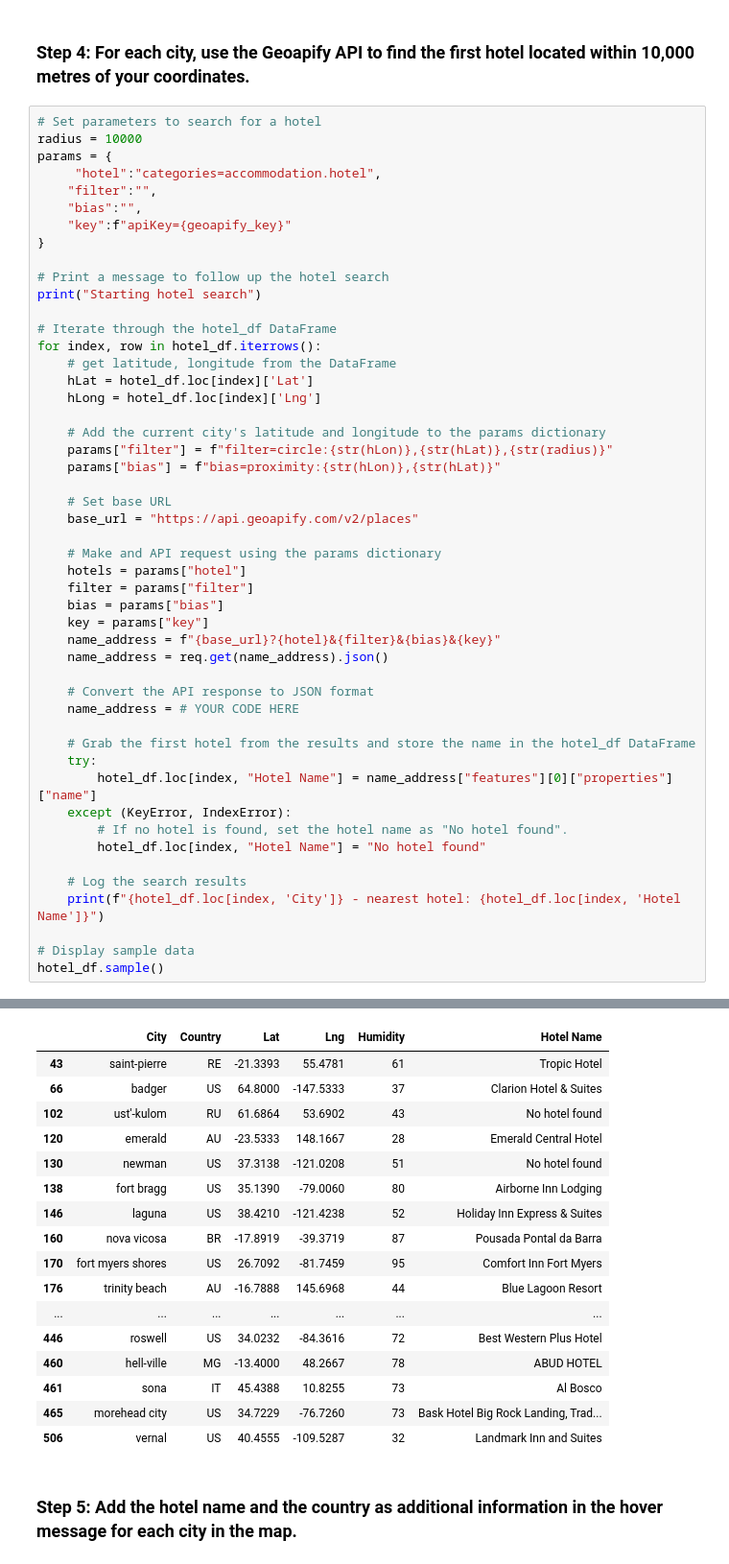
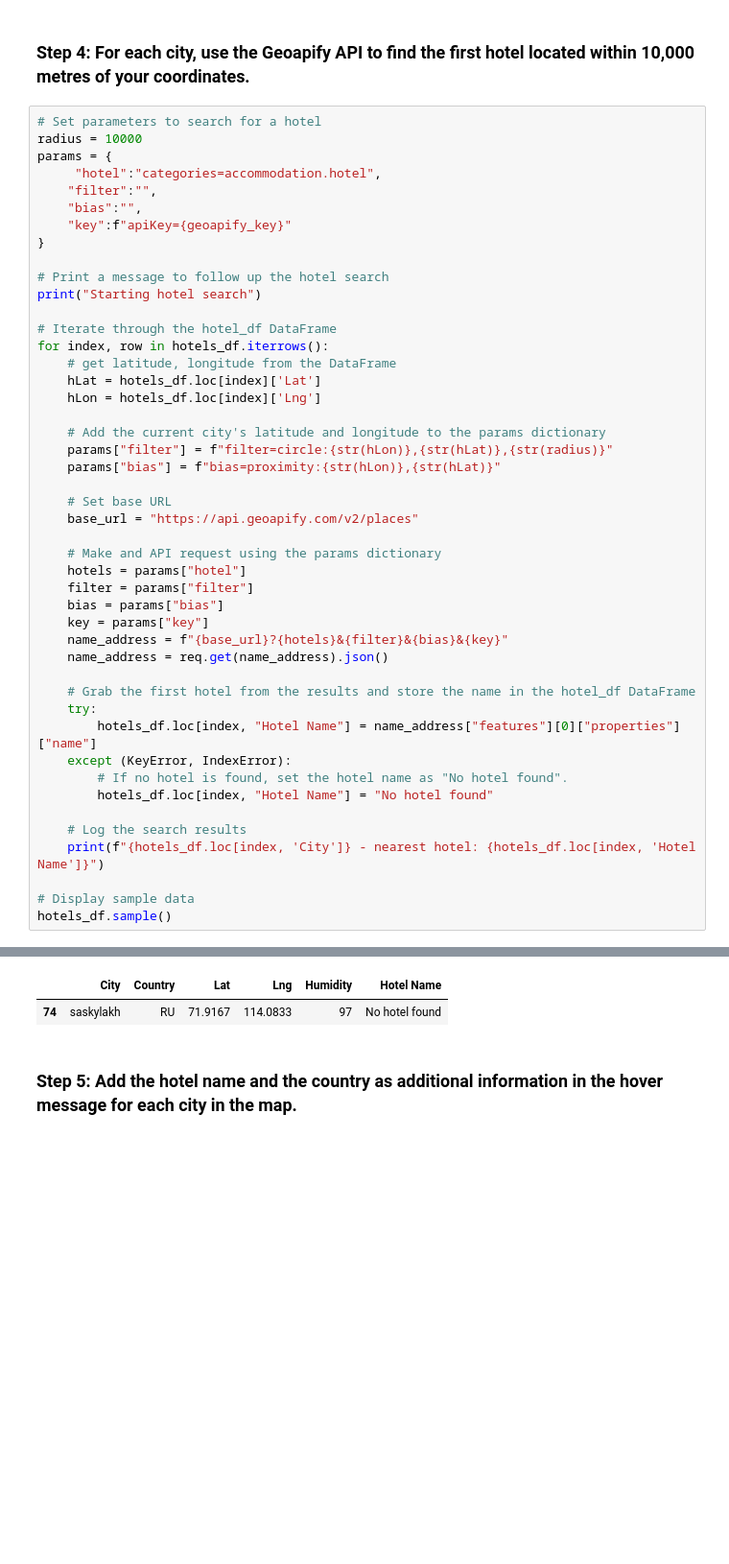
Before and after one commit to Coadman/python-api-challenge, a Jupyter notebook: VacationPy.ipynb, the cells around one changed output, grey strips where cells are left out. Shown: that part at 96% size. Cells and saved outputs as stored; diff of their text form; blank space fills up the shorter version.

```diff
--- a/VacationPy.ipynb
+++ b/VacationPy.ipynb
@@ -126,10 +97,10 @@ params = {
 print("Starting hotel search")
 
 # Iterate through the hotel_df DataFrame
-for index, row in hotel_df.iterrows():
+for index, row in hotels_df.iterrows():
     # get latitude, longitude from the DataFrame
-    hLat = hotel_df.loc[index]['Lat']
-    hLong = hotel_df.loc[index]['Lng']
+    hLat = hotels_df.loc[index]['Lat']
+    hLon = hotels_df.loc[index]['Lng']
 
     # Add the current city's latitude and longitude to the params dictionary
     params["filter"] = f"filter=circle:{str(hLon)},{str(hLat)},{str(radius)}"
@@ -143,23 +114,20 @@ for index, row in hotel_df.iterrows():
     filter = params["filter"]
     bias = params["bias"]
     key = params["key"]
-    name_address = f"{base_url}?{hotel}&{filter}&{bias}&{key}"
+    name_address = f"{base_url}?{hotels}&{filter}&{bias}&{key}"
     name_address = req.get(name_address).json()
-
-    # Convert the API response to JSON format
-    name_address = # YOUR CODE HERE
 
     # Grab the first hotel from the results and store the name in the hotel_df DataFrame
     try:
-        hotel_df.loc[index, "Hotel Name"] = name_address["features"][0]["properties"]["name"]
+        hotels_df.loc[index, "Hotel Name"] = name_address["features"][0]["properties"]["name"]
     except (KeyError, IndexError):
         # If no hotel is found, set the hotel name as "No hotel found".
-        hotel_df.loc[index, "Hotel Name"] = "No hotel found"
+        hotels_df.loc[index, "Hotel Name"] = "No hotel found"
 
     # Log the search results
-    print(f"{hotel_df.loc[index, 'City']} - nearest hotel: {hotel_df.loc[index, 'Hotel Name']}")
+    print(f"{hotels_df.loc[index, 'City']} - nearest hotel: {hotels_df.loc[index, 'Hotel Name']}")
 
 # Display sample data
-hotel_df.sample()
+hotels_df.sample()
 # %% [output]
 Starting hotel search
@@ -182,20 +150,5 @@ vernal - nearest hotel: Landmark Inn and Suites
 |  | City | Country | Lat | Lng | Humidity | Hotel Name |
-| 43 | saint-pierre | RE | -21.3393 | 55.4781 | 61 | Tropic Hotel |
-| 66 | badger | US | 64.8000 | -147.5333 | 37 | Clarion Hotel & Suites |
-| 102 | ust'-kulom | RU | 61.6864 | 53.6902 | 43 | No hotel found |
-| 120 | emerald | AU | -23.5333 | 148.1667 | 28 | Emerald Central Hotel |
-| 130 | newman | US | 37.3138 | -121.0208 | 51 | No hotel found |
-| 138 | fort bragg | US | 35.1390 | -79.0060 | 80 | Airborne Inn Lodging |
-| 146 | laguna | US | 38.4210 | -121.4238 | 52 | Holiday Inn Express & Suites |
-| 160 | nova vicosa | BR | -17.8919 | -39.3719 | 87 | Pousada Pontal da Barra |
-| 170 | fort myers shores | US | 26.7092 | -81.7459 | 95 | Comfort Inn Fort Myers |
-| 176 | trinity beach | AU | -16.7888 | 145.6968 | 44 | Blue Lagoon Resort |
-| ... | ... | ... | ... | ... | ... | ... |
-| 446 | roswell | US | 34.0232 | -84.3616 | 72 | Best Western Plus Hotel |
-| 460 | hell-ville | MG | -13.4000 | 48.2667 | 78 | ABUD HOTEL |
-| 461 | sona | IT | 45.4388 | 10.8255 | 73 | Al Bosco |
-| 465 | morehead city | US | 34.7229 | -76.7260 | 73 | Bask Hotel Big Rock Landing, Trad... |
-| 506 | vernal | US | 40.4555 | -109.5287 | 32 | Landmark Inn and Suites |
+| 74 | saskylakh | RU | 71.9167 | 114.0833 | 97 | No hotel found |
 # %% [markdown]
 ### Step 5: Add the hotel name and the country as additional information in the hover message for each city in the map.
 # %%
```
Also changed, not shown: parts of 6 cells of this notebook, 1 other file.
